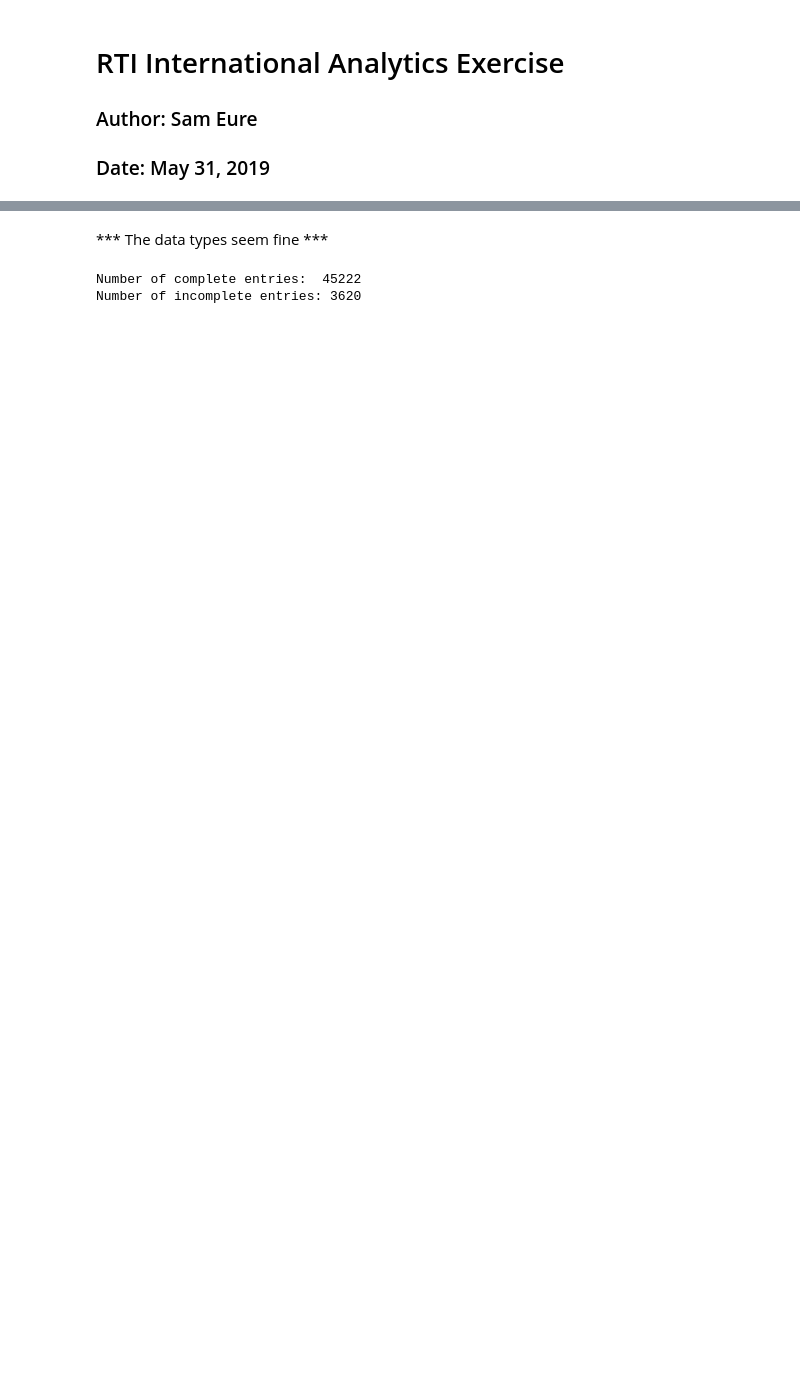
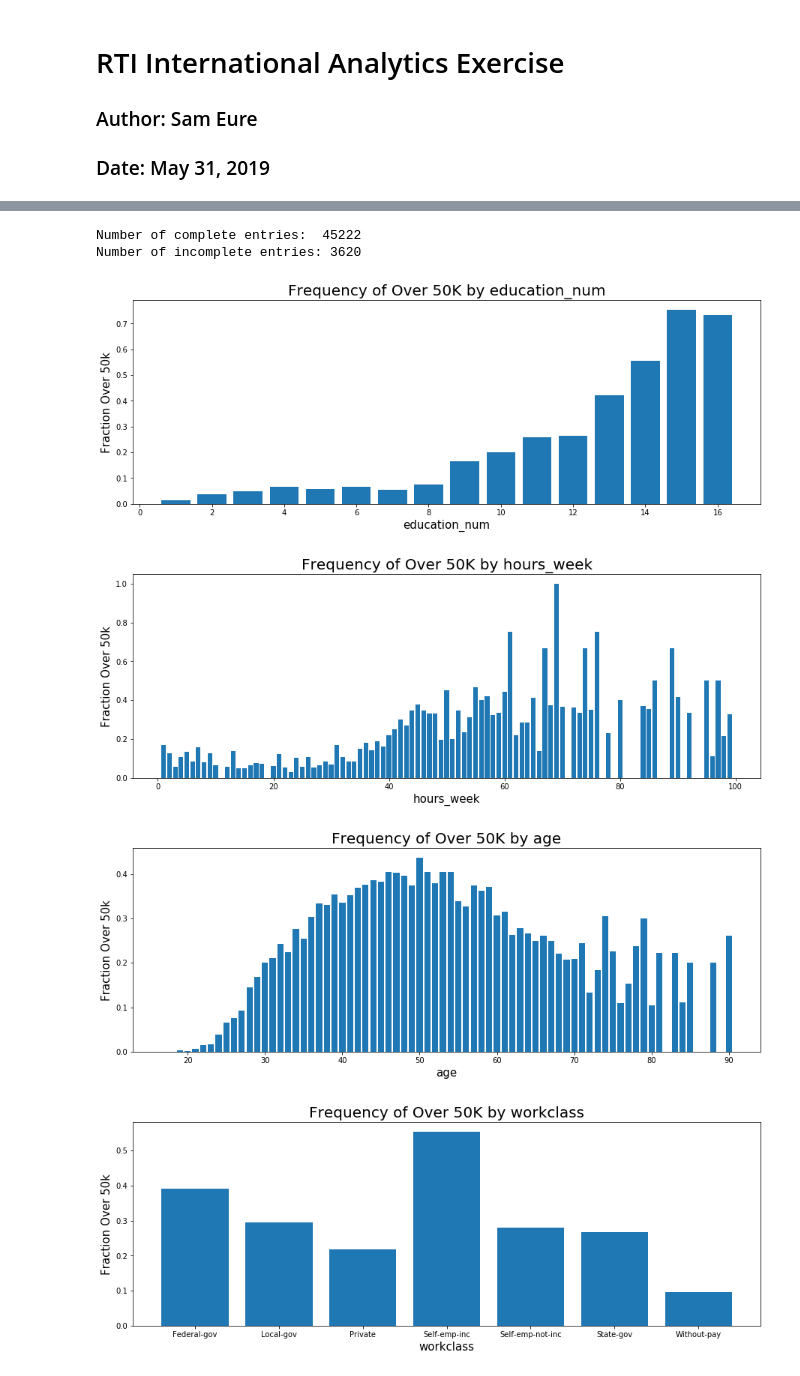
Before and after one commit to sfe2/data-scientist-exercise01, a Jupyter notebook: RTI.ipynb, the cells around one changed output, grey strips where cells are left out. Cells and saved outputs as stored; diff of their text form; code cells hidden in the pictures; blank space fills up the shorter version.

```diff
--- a/RTI.ipynb
+++ b/RTI.ipynb
@@ -74,8 +74,6 @@ race               object
 sex                object
 country            object
 dtype: object
-# %% [markdown]
-*** The data types seem fine ***
 # %%
 #I'm going to grab only the rows with NO missing values
 cleanDf = df.copy()
@@ -94,0 +87,20 @@ cleanX = cleanDf.iloc[:, 2:]
+# %%
+import matplotlib.pyplot as plt
+
+columns = cleanDf.columns.tolist()
+for j in range(len(columns)):
+    if columns[j] in 'id, capital_gain, capital_loss, over_50k':
+        continue;
+    means = cleanDf.groupby(columns[j]).mean().over_50k.tolist()
+    names = cleanDf[columns[j]].unique().tolist()
+    names.sort()
+    fig = plt.figure(figsize = (15,5))
+    plt.bar(names,means)
+    plt.title("Frequency of Over 50K by "+columns[j], fontsize = 20)
+    plt.xlabel(columns[j], fontsize = 15)
+    plt.ylabel("Fraction Over 50k", fontsize = 15)
+# %% [output]
+[figure, added]
+[figure, added]
+[figure, added]
+[figure, added]
```
Also changed, not shown: parts of 8 cells of this notebook, 2 other files.
